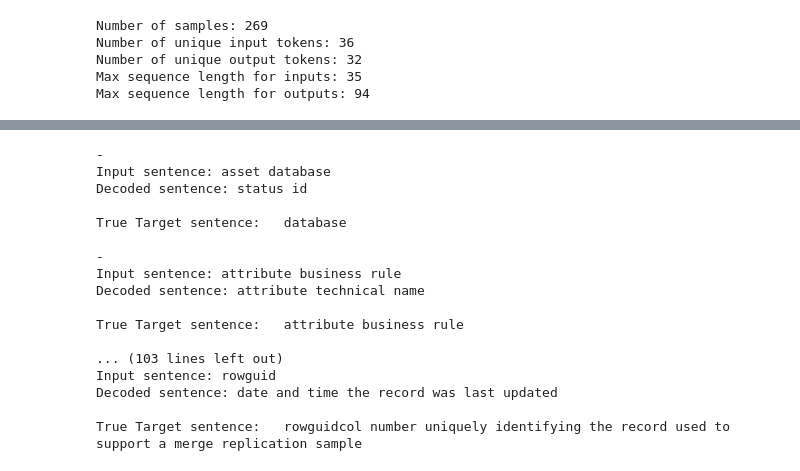
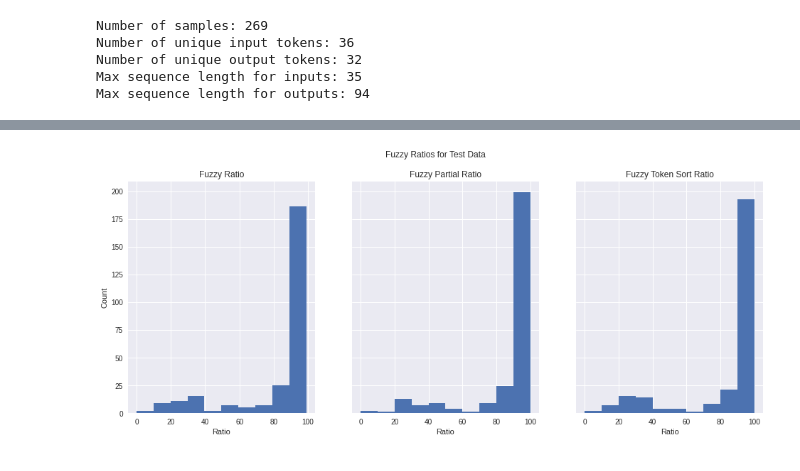
Before and after one commit to mmonch/Sidecar_Project, a Jupyter notebook: notebooks/Sidecar_Project_lstm_seq2seq_model_reduced_data.ipynb, the cells around one changed output, grey strips where cells are left out. Drawn from its saved outputs; the diff is of its cells as text; code cells hidden in the pictures.

```diff
--- a/notebooks/Sidecar_Project_lstm_seq2seq_model_reduced_data.ipynb
+++ b/notebooks/Sidecar_Project_lstm_seq2seq_model_reduced_data.ipynb
@@ -484,28 +550,50 @@ Test accuracy: 0.9912204146385193
+# %%
+true_target_texts = [string.replace("\t","").replace("\n","") for string in target_texts]
 # %%
-for seq_index in range(20):
+# list version
+results = []
+for seq_index in tqdm.tqdm(range(269)):
     # Take one sequence (part of the training set)
     # for trying out decoding.
+    new_list = []
     input_seq = encoder_input_data[seq_index : seq_index + 1]
     decoded_sentence = decode_sequence(input_seq)
-    print("-")
-    print("Input sentence:", input_texts[seq_index])
-    print("Decoded sentence:", decoded_sentence)
-    print("True Target sentence:", target_texts[seq_index])
+    new_list.append(input_texts[seq_index])
+    new_list.append(decoded_sentence.replace("\n",""))
+    new_list.append(true_target_texts[seq_index])
+    new_list.append(fuzz.ratio(decoded_sentence, true_target_texts[seq_index]))
+    new_list.append(fuzz.partial_ratio(decoded_sentence, true_target_texts[seq_index]))
+    new_list.append(fuzz.token_sort_ratio(decoded_sentence, true_target_texts[seq_index]))
+    results.append(new_list)
-# %% [output]
--
-Input sentence: asset database
-Decoded sentence: status id
-
-True Target sentence:   database
-
--
-Input sentence: attribute business rule
-Decoded sentence: attribute technical name
-
-True Target sentence:   attribute business rule
-
-... (103 lines left out)
-Input sentence: rowguid
-Decoded sentence: date and time the record was last updated
-
-True Target sentence:   rowguidcol number uniquely identifying the record used to support a merge replication sample
+# %%
+fuzzy_test_df = pd.DataFrame(results, columns=[
+                                          "Input",
+                                          "Predicted_Output",
+                                          "Target_Output",
+                                          "Fuzzy_Ratio",
+                                          "Fuzzy_Partial_Ratio",
+                                          "Fuzzy_Token_Sort_Ratio"]
+                        )
+# %%
+# define subplot axes
+fig, (axs) = plt.subplots(nrows=1, ncols=3, sharey=True)
+
+# set figure title
+fig.suptitle('Fuzzy Ratios for Test Data')
+
+# plot histograms
+axs[0].hist(fuzzy_test_df["Fuzzy_Ratio"])
+axs[1].hist(fuzzy_test_df["Fuzzy_Partial_Ratio"])
+axs[2].hist(fuzzy_test_df["Fuzzy_Token_Sort_Ratio"])
+
+# set plot titles
+axs[0].set_title('Fuzzy Ratio')
+axs[1].set_title('Fuzzy Partial Ratio')
+axs[2].set_title('Fuzzy Token Sort Ratio')
+
+# set labels
+plt.setp(axs, xlabel='Ratio')
+plt.setp(axs[0], ylabel='Count')
+fig.set_size_inches(16,6)
+# %% [output]
+[figure, added]
```
Also changed, not shown: parts of 31 cells of this notebook.
